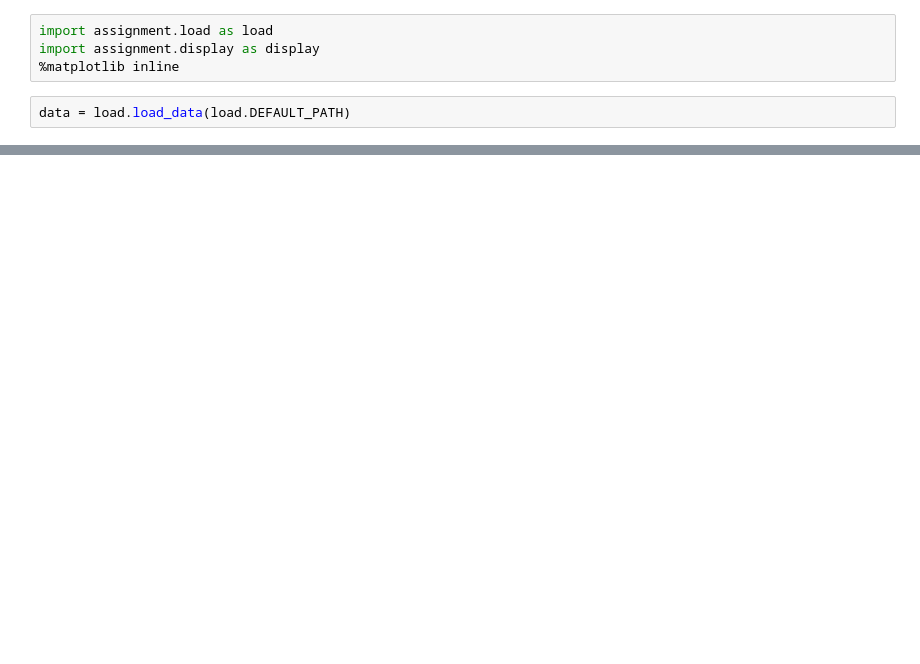
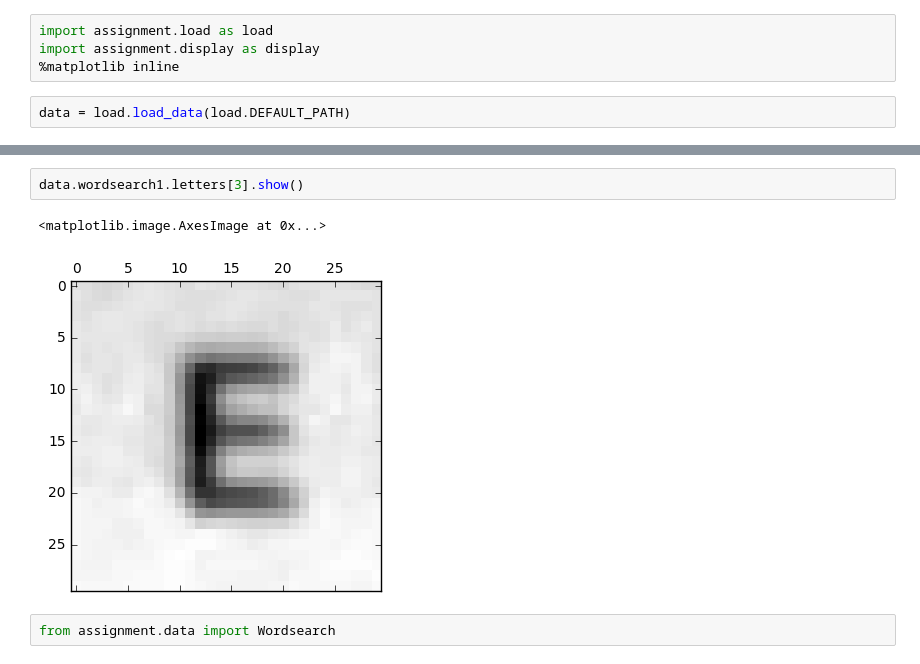
Before and after one commit to jmacmahon/data-driven-assignment-2, a Jupyter notebook: Main.ipynb, the cells around one changed output, grey strips where cells are left out. Drawn from its saved outputs; the diff is of its cells as text; blank space fills up the shorter version.

Commit message:
Wordsearch data structure

```diff
--- a/Main.ipynb
+++ b/Main.ipynb
@@ -23,0 +12,7 @@ for i in range(15, 30):
+# %%
+data.wordsearch1.letters[3].show()
+# %% [output]
+<matplotlib.image.AxesImage at 0x...>
+[figure, added]
+# %%
+from assignment.data import Wordsearch
```
Also changed, not shown: parts of 3 cells of this notebook, 3 other files.
